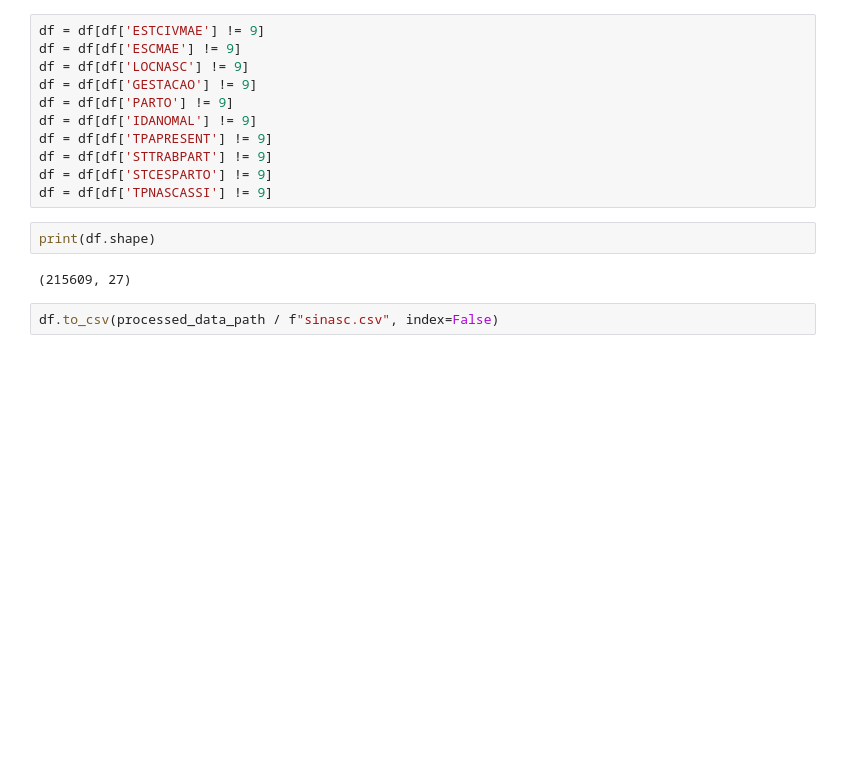
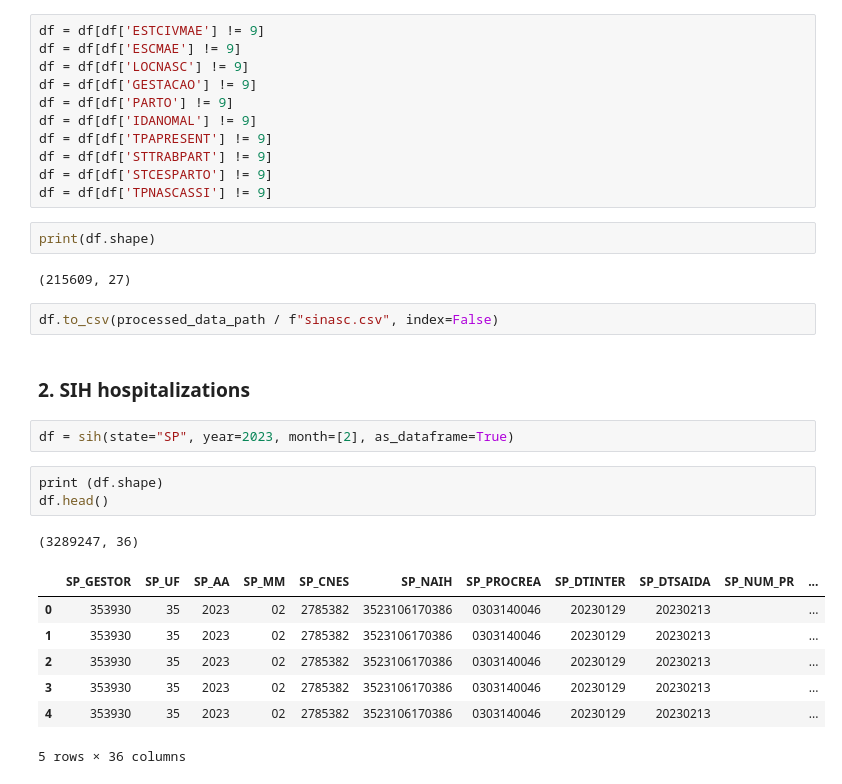
Before and after one commit to asvarella/intersectional-bias-fairness-healthcare, a Jupyter notebook: notebooks/init_datasets.ipynb, the cells around one changed output. Drawn from its saved outputs; the diff is of its cells as text; blank space fills up the shorter version.

```diff
--- a/notebooks/init_datasets.ipynb
+++ b/notebooks/init_datasets.ipynb
@@ -745,3 +747,19 @@ print(df.shape)
 (215609, 27)
 # %%
 df.to_csv(processed_data_path / f"sinasc.csv", index=False)
+# %% [markdown]
+### 2. SIH hospitalizations
+# %%
+df = sih(state="SP", year=2023, month=[2], as_dataframe=True)
+# %%
+print (df.shape)
+df.head()
+# %% [output]
+(3289247, 36)
+|  | SP_GESTOR | SP_UF | SP_AA | SP_MM | SP_CNES | SP_NAIH | SP_PROCREA | SP_DTINTER | SP_DTSAIDA | SP_NUM_PR | ... |
+| 0 | 353930 | 35 | 2023 | 02 | 2785382 | 3523106170386 | 0303140046 | 20230129 | 20230213 |  | ... |
+| 1 | 353930 | 35 | 2023 | 02 | 2785382 | 3523106170386 | 0303140046 | 20230129 | 20230213 |  | ... |
+| 2 | 353930 | 35 | 2023 | 02 | 2785382 | 3523106170386 | 0303140046 | 20230129 | 20230213 |  | ... |
+| 3 | 353930 | 35 | 2023 | 02 | 2785382 | 3523106170386 | 0303140046 | 20230129 | 20230213 |  | ... |
+| 4 | 353930 | 35 | 2023 | 02 | 2785382 | 3523106170386 | 0303140046 | 20230129 | 20230213 |  | ... |
+5 rows × 36 columns
```
Also changed, not shown: parts of 11 cells of this notebook.
